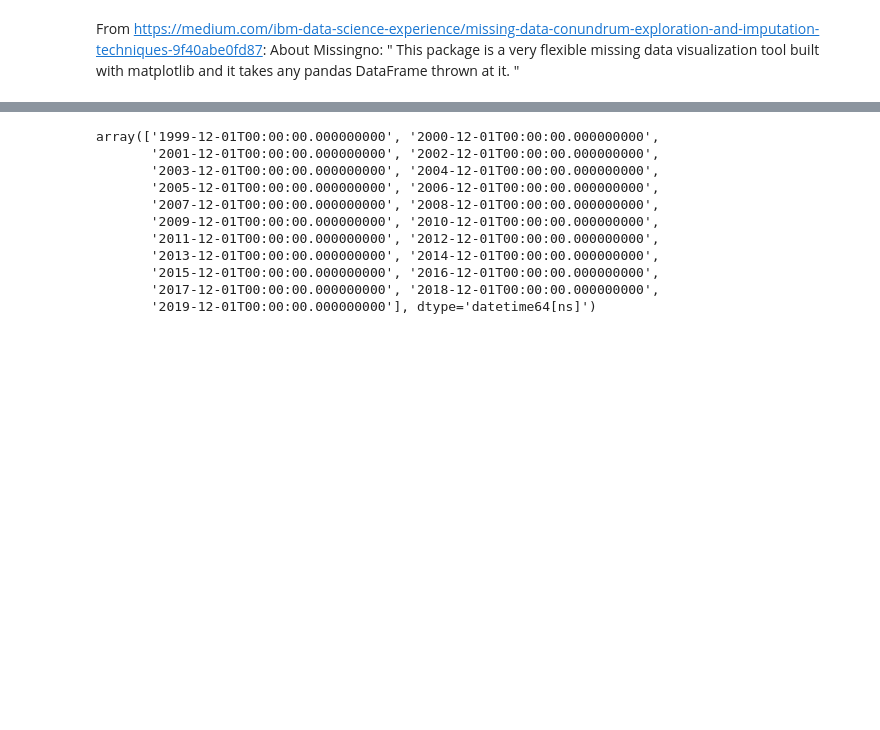
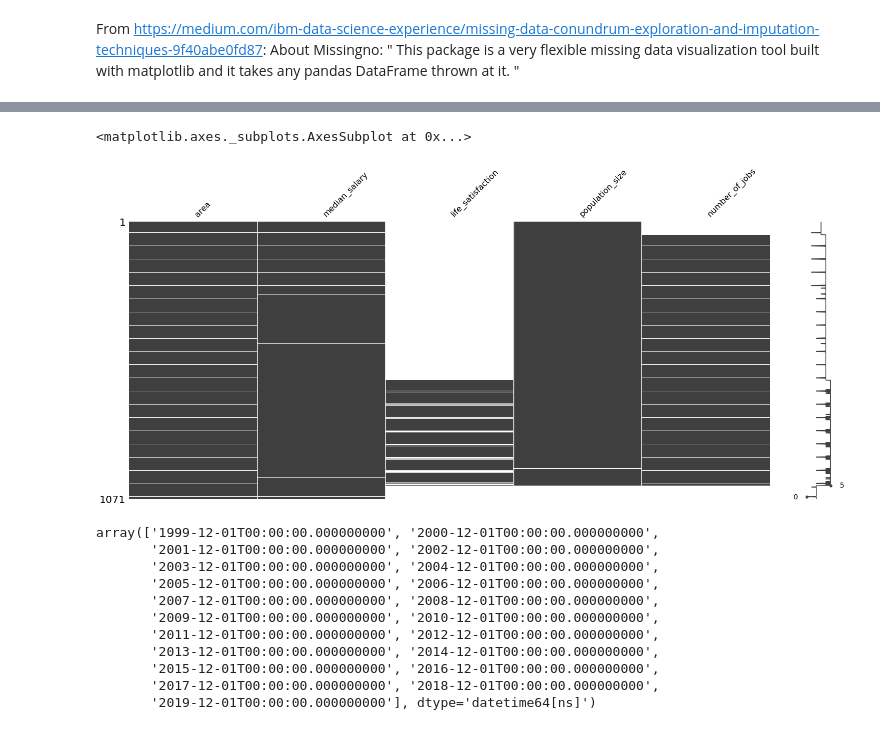
Before and after one commit to irwinmier96/Side_Projects, a Jupyter notebook: London House Prices/comparing_area_year_stats.ipynb, the cells around one changed output, grey strips where cells are left out. Saved outputs shown, nothing was run; the diff lists cells and outputs as text; code cells hidden in the pictures; blank space fills up the shorter version.

```diff
--- a/London House Prices/comparing_area_year_stats.ipynb
+++ b/London House Prices/comparing_area_year_stats.ipynb
@@ -46,5 +64,8 @@ missingdata_df
 # %%
-msno.matrix(merged_df[missingdata_df])
+msno.matrix(london_yearly[missingdata_df])
+# %% [output]
+<matplotlib.axes._subplots.AxesSubplot at 0x...>
+[figure, added]
 # %%
 london_yearly.date.unique()
 # %% [output]
```
Also changed, not shown: parts of 12 cells of this notebook.
